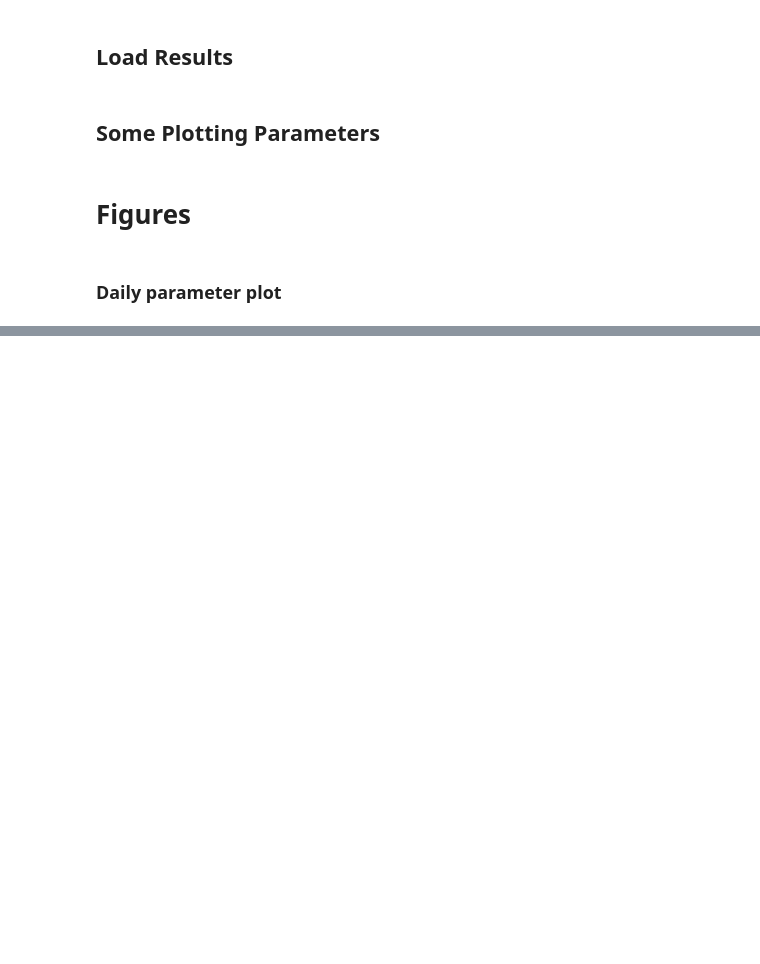
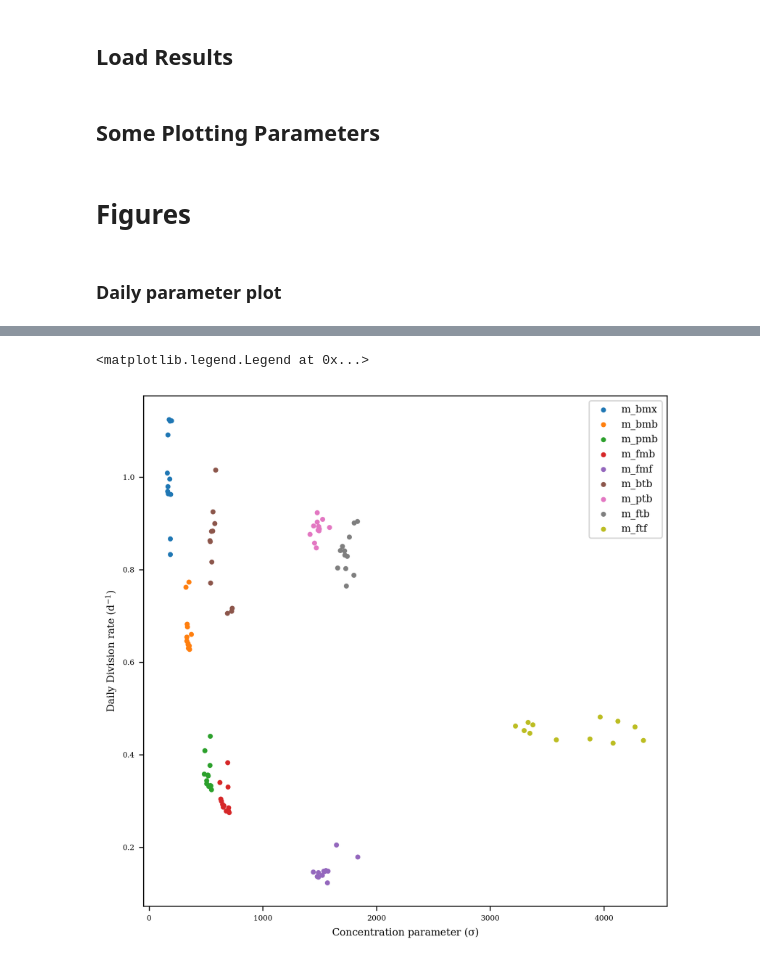
Before and after one commit to CBIOMES/bayesian-matrix-population-model, a Jupyter notebook: notebooks/figures_rolling_window.ipynb, the cells around one changed output, grey strips where cells are left out. Drawn from its saved outputs; the diff is of its cells as text; code cells hidden in the pictures; blank space fills up the shorter version.

```diff
--- a/notebooks/figures_rolling_window.ipynb
+++ b/notebooks/figures_rolling_window.ipynb
@@ -922,0 +626,18 @@ IndexError: index 24 is out of bounds for axis 0 with size 24
+# %%
+div_means = {}
+sigma_means = {}
+for model in models:
+    div_means[model] = []
+    sigma_means[model] = []
+    for window in mcmcs[model].keys():
+        div_means[model].append(np.mean(mcmcs[model][window]['divrate']))
+        sigma_means[model].append(np.mean(mcmcs[model][window]['sigma']))
+
+for model in models:
+    plt.scatter(sigma_means[model], div_means[model])
+    plt.xlabel('Concentration parameter ($\sigma$)')
+    plt.ylabel('Daily Division rate (d$^{-1}$)')
+plt.legend(models)
+# %% [output]
+<matplotlib.legend.Legend at 0x...>
+[figure, added]
```
Also changed, not shown: parts of 6 cells of this notebook.
